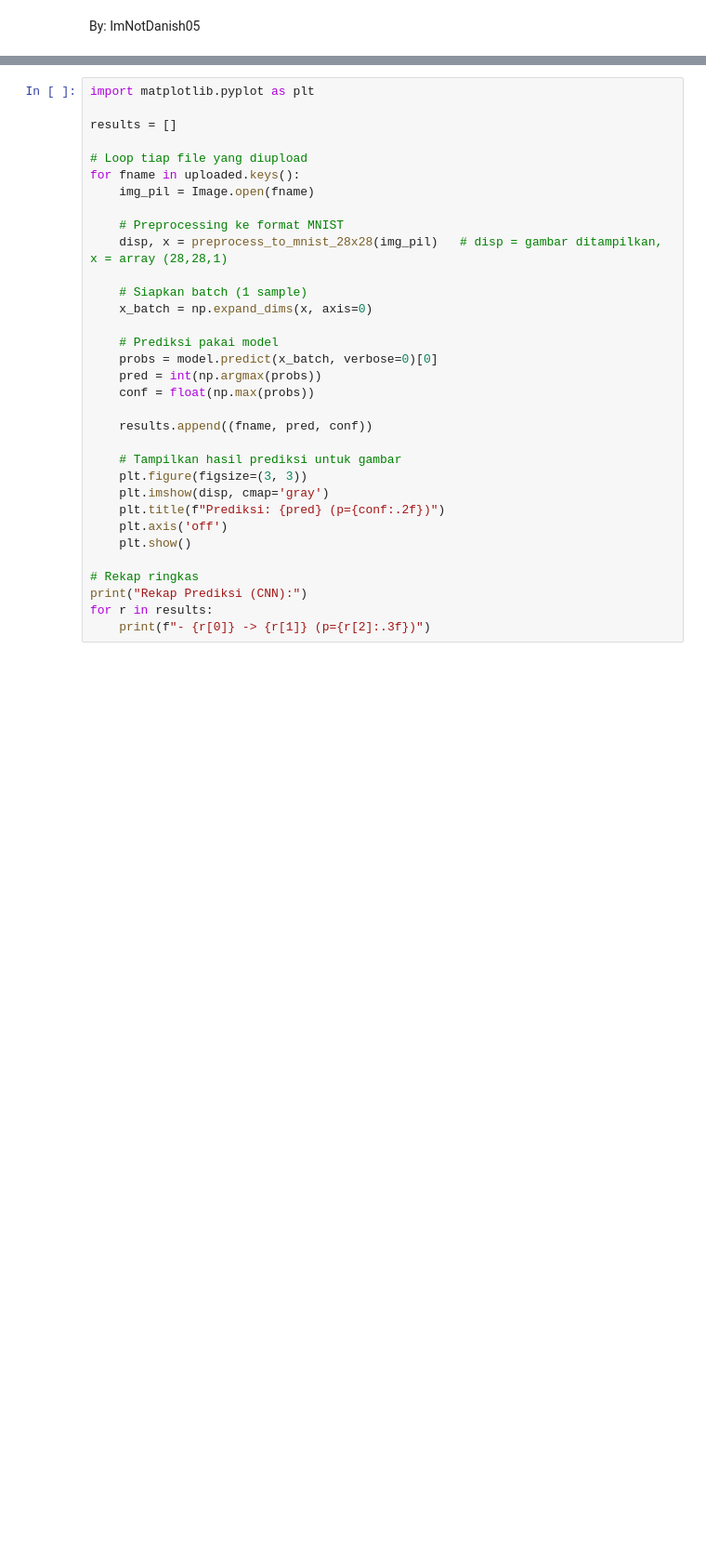
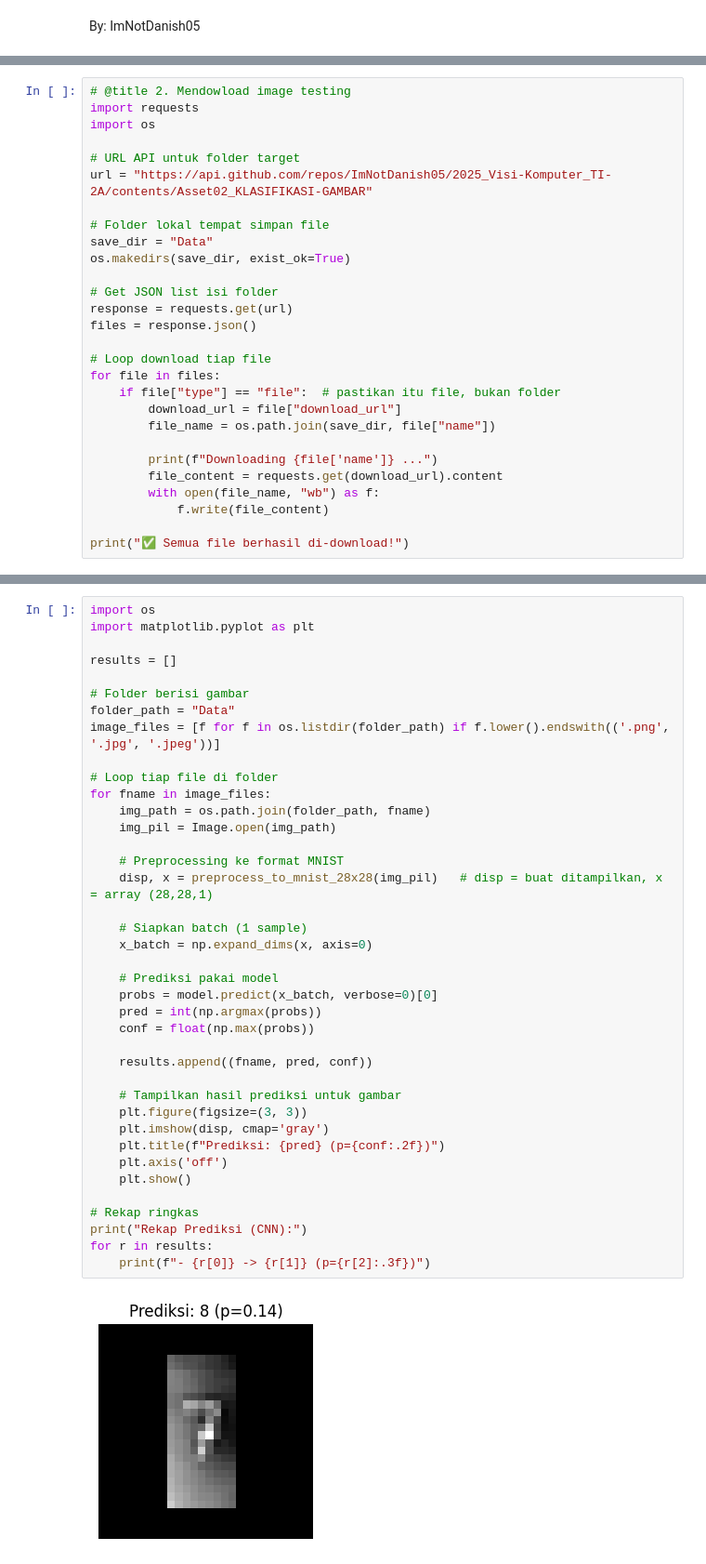
Before and after one commit to ImNotDanish05/2025_Visi-Komputer_TI-2A, a Jupyter notebook: Tugas02_KLASIFIKASI-GAMBAR.ipynb, the cells around one changed output, grey strips where cells are left out. Shown at 93% size. Saved outputs shown, nothing was run; the diff lists cells and outputs as text; blank space fills up the shorter version.

```diff
--- a/Tugas02_KLASIFIKASI-GAMBAR.ipynb
+++ b/Tugas02_KLASIFIKASI-GAMBAR.ipynb
@@ -4,0 +113,28 @@ By: ImNotDanish05
+# %%
+# @title 2. Mendowload image testing
+import requests
+import os
+
+# URL API untuk folder target
+url = "https://api.github.com/repos/ImNotDanish05/2025_Visi-Komputer_TI-2A/contents/Asset02_KLASIFIKASI-GAMBAR"
+
+# Folder lokal tempat simpan file
+save_dir = "Data"
+os.makedirs(save_dir, exist_ok=True)
+
+# Get JSON list isi folder
+response = requests.get(url)
+files = response.json()
+
+# Loop download tiap file
+for file in files:
+    if file["type"] == "file":  # pastikan itu file, bukan folder
+        download_url = file["download_url"]
+        file_name = os.path.join(save_dir, file["name"])
+
+        print(f"Downloading {file['name']} ...")
+        file_content = requests.get(download_url).content
+        with open(file_name, "wb") as f:
+            f.write(file_content)
+
+print("✅ Semua file berhasil di-download!")
@@ -60,33 +196,41 @@ def preprocess_to_mnist_28x28(img_pil):
 # %%
+import os
 import matplotlib.pyplot as plt
 
 results = []
 
-# Loop tiap file yang diupload
-for fname in uploaded.keys():
-    img_pil = Image.open(fname)
+# Folder berisi gambar
+folder_path = "Data"
+image_files = [f for f in os.listdir(folder_path) if f.lower().endswith(('.png', '.jpg', '.jpeg'))]
+
+# Loop tiap file di folder
+for fname in image_files:
+    img_path = os.path.join(folder_path, fname)
+    img_pil = Image.open(img_path)
 
     # Preprocessing ke format MNIST
-    disp, x = preprocess_to_mnist_28x28(img_pil)   # disp = gambar ditampilkan, x = array (28,28,1)
+    disp, x = preprocess_to_mnist_28x28(img_pil)   # disp = buat ditampilkan, x = array (28,28,1)
 
     # Siapkan batch (1 sample)
     x_batch = np.expand_dims(x, axis=0)
 
     # Prediksi pakai model
     probs = model.predict(x_batch, verbose=0)[0]
     pred = int(np.argmax(probs))
     conf = float(np.max(probs))
 
     results.append((fname, pred, conf))
 
     # Tampilkan hasil prediksi untuk gambar
     plt.figure(figsize=(3, 3))
     plt.imshow(disp, cmap='gray')
     plt.title(f"Prediksi: {pred} (p={conf:.2f})")
     plt.axis('off')
     plt.show()
 
 # Rekap ringkas
 print("Rekap Prediksi (CNN):")
 for r in results:
     print(f"- {r[0]} -> {r[1]} (p={r[2]:.3f})")
+# %% [output]
+[figure, added]
```
Also changed, not shown: parts of 8 cells of this notebook.
